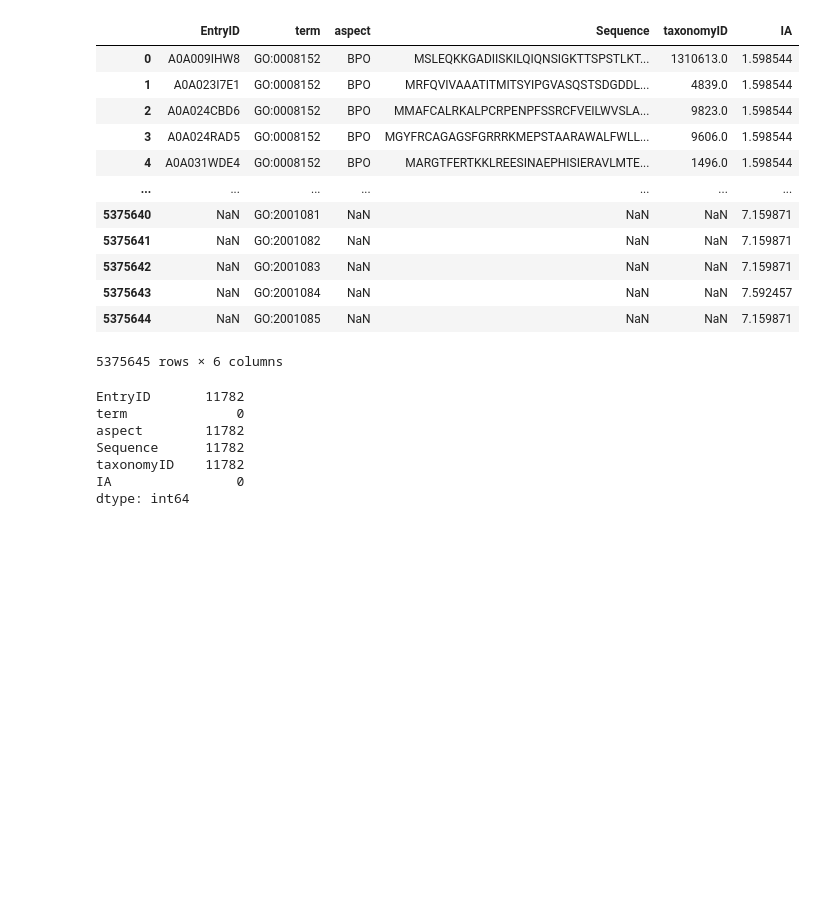
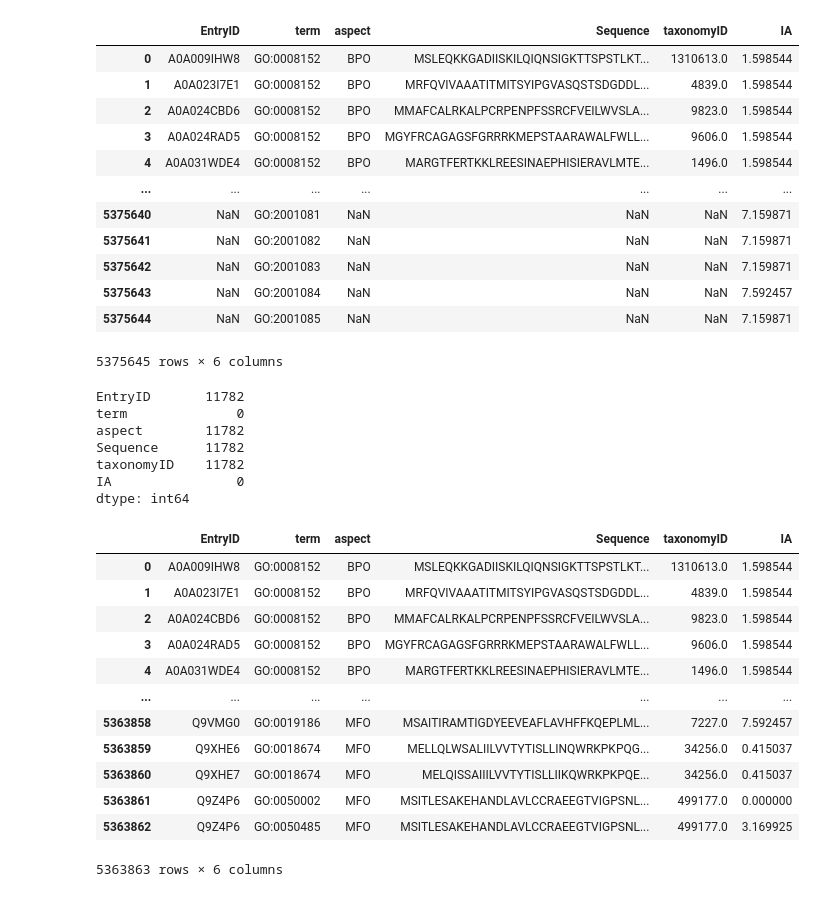
Before and after one commit to NessMayker/CAFA5, a Jupyter notebook: Code/0b.CAFA5_Training_Set_Description.ipynb, the cells around one changed output. Drawn from its saved outputs; the diff is of its cells as text; code cells hidden in the pictures; blank space fills up the shorter version.

```diff
--- a/Code/0b.CAFA5_Training_Set_Description.ipynb
+++ b/Code/0b.CAFA5_Training_Set_Description.ipynb
@@ -197,2 +201,18 @@ dtype: int64
+# %%
+Terms
+# %% [output]
+|  | EntryID | term | aspect | Sequence | taxonomyID | IA |
+| 0 | A0A009IHW8 | GO:0008152 | BPO | MSLEQKKGADIISKILQIQNSIGKTTSPSTLKT... | 1310613.0 | 1.598544 |
+| 1 | A0A023I7E1 | GO:0008152 | BPO | MRFQVIVAAATITMITSYIPGVASQSTSDGDDL... | 4839.0 | 1.598544 |
+| 2 | A0A024CBD6 | GO:0008152 | BPO | MMAFCALRKALPCRPENPFSSRCFVEILWVSLA... | 9823.0 | 1.598544 |
+| 3 | A0A024RAD5 | GO:0008152 | BPO | MGYFRCAGAGSFGRRRKMEPSTAARAWALFWLL... | 9606.0 | 1.598544 |
+| 4 | A0A031WDE4 | GO:0008152 | BPO | MARGTFERTKKLREESINAEPHISIERAVLMTE... | 1496.0 | 1.598544 |
+| ... | ... | ... | ... | ... | ... | ... |
+| 5363858 | Q9VMG0 | GO:0019186 | MFO | MSAITIRAMTIGDYEEVEAFLAVHFFKQEPLML... | 7227.0 | 7.592457 |
+| 5363859 | Q9XHE6 | GO:0018674 | MFO | MELLQLWSALIILVVTYTISLLINQWRKPKPQG... | 34256.0 | 0.415037 |
+| 5363860 | Q9XHE7 | GO:0018674 | MFO | MELQISSAIIILVVTYTISLLIIKQWRKPKPQE... | 34256.0 | 0.415037 |
+| 5363861 | Q9Z4P6 | GO:0050002 | MFO | MSITLESAKEHANDLAVLCCRAEEGTVIGPSNL... | 499177.0 | 0.000000 |
+| 5363862 | Q9Z4P6 | GO:0050485 | MFO | MSITLESAKEHANDLAVLCCRAEEGTVIGPSNL... | 499177.0 | 3.169925 |
+5363863 rows × 6 columns
 # %%
 # Investigate all the elements whithin each Feature
```
Also changed, not shown: parts of 7 cells of this notebook, 2 other files.
